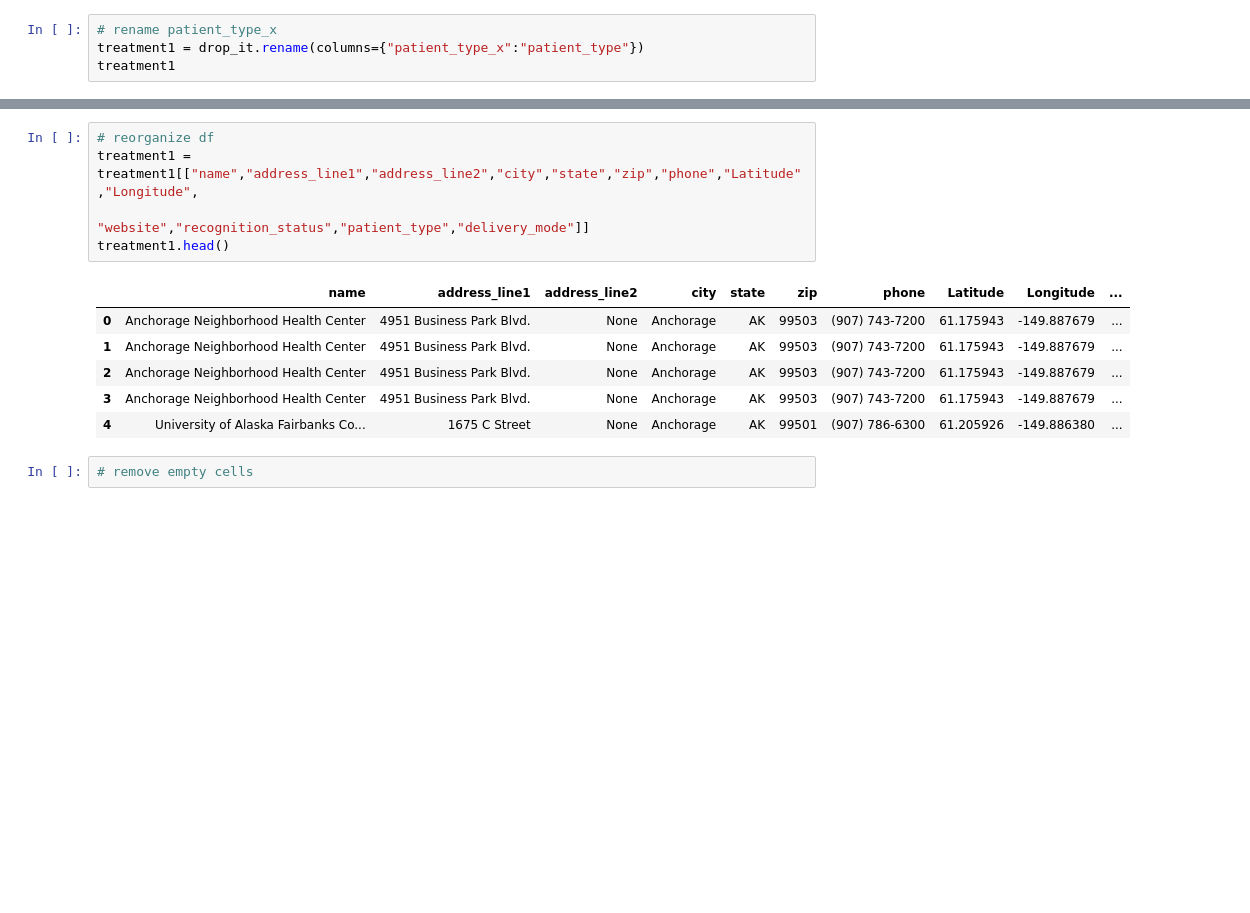
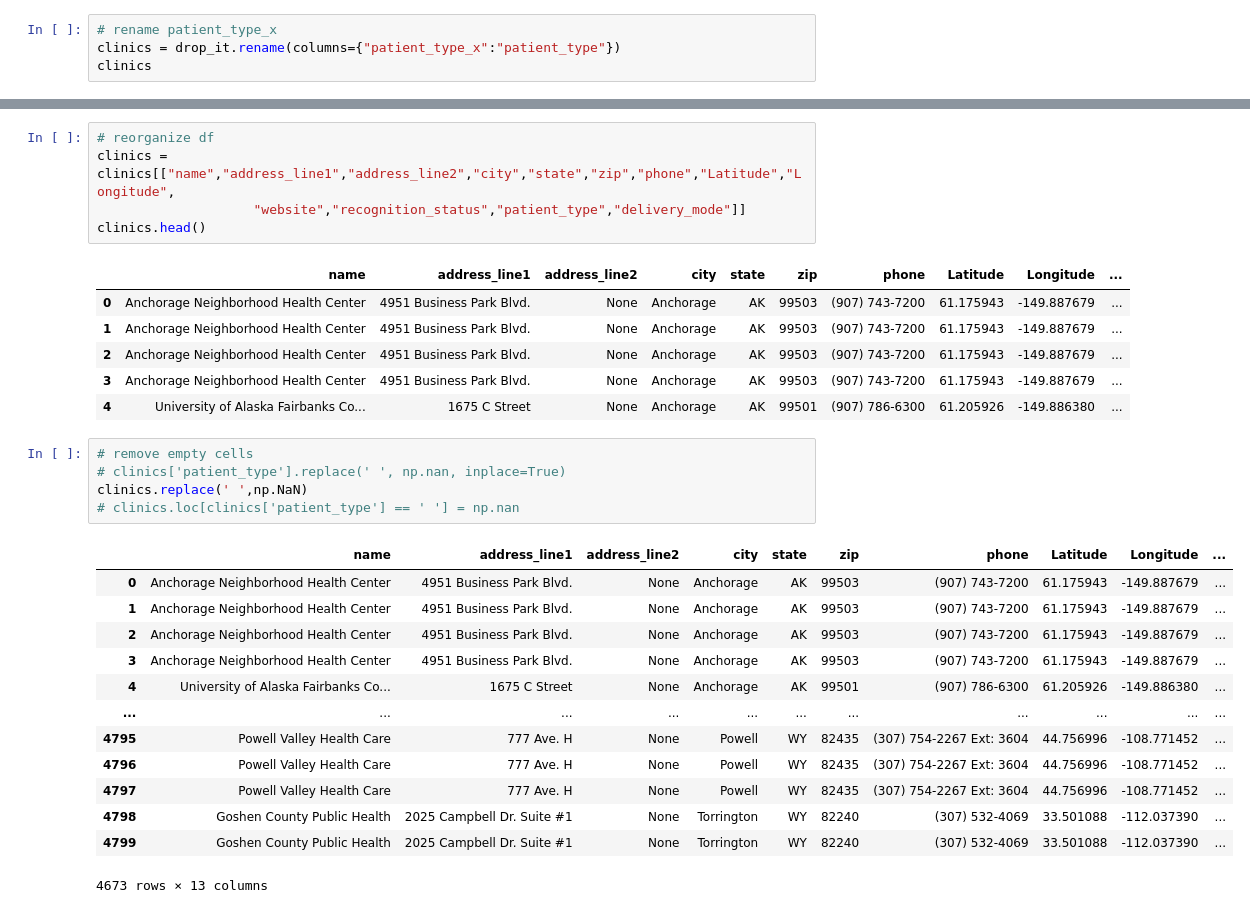
Before and after one commit to ry-al/diabetesML, a Jupyter notebook: resources/jup_notebooks/Treatment Cleaning.ipynb, the cells around one changed output, grey strips where cells are left out. Cells and saved outputs as stored; diff of their text form; blank space fills up the shorter version.

```diff
--- a/resources/jup_notebooks/Treatment Cleaning.ipynb
+++ b/resources/jup_notebooks/Treatment Cleaning.ipynb
@@ -232,8 +232,8 @@ drop_it #output is:(4673, 14)
 4673 rows × 13 columns
 # %%
 # rename patient_type_x
-treatment1 = drop_it.rename(columns={"patient_type_x":"patient_type"})
-treatment1
+clinics = drop_it.rename(columns={"patient_type_x":"patient_type"})
+clinics
 # %% [output]
 |  | name | patient_type | address_line1 | address_line2 | city | state | zip | phone | Latitude | ... |
 | 0 | Anchorage Neighborhood Health Center | Public | 4951 Business Park Blvd. | None | Anchorage | AK | 99503 | (907) 743-7200 | 61.175943 | ... |
@@ -250,9 +250,9 @@ treatment1
 4673 rows × 13 columns
 # %%
 # reorganize df
-treatment1 = treatment1[["name","address_line1","address_line2","city","state","zip","phone","Latitude","Longitude",
-                                    "website","recognition_status","patient_type","delivery_mode"]]
-treatment1.head()
+clinics = clinics[["name","address_line1","address_line2","city","state","zip","phone","Latitude","Longitude",
+                    "website","recognition_status","patient_type","delivery_mode"]]
+clinics.head()
 # %% [output]
 |  | name | address_line1 | address_line2 | city | state | zip | phone | Latitude | Longitude | ... |
 | 0 | Anchorage Neighborhood Health Center | 4951 Business Park Blvd. | None | Anchorage | AK | 99503 | (907) 743-7200 | 61.175943 | -149.887679 | ... |
@@ -260,5 +260,22 @@ treatment1.head()
 | 2 | Anchorage Neighborhood Health Center | 4951 Business Park Blvd. | None | Anchorage | AK | 99503 | (907) 743-7200 | 61.175943 | -149.887679 | ... |
 | 3 | Anchorage Neighborhood Health Center | 4951 Business Park Blvd. | None | Anchorage | AK | 99503 | (907) 743-7200 | 61.175943 | -149.887679 | ... |
 | 4 | University of Alaska Fairbanks Co... | 1675 C Street | None | Anchorage | AK | 99501 | (907) 786-6300 | 61.205926 | -149.886380 | ... |
-# %%
-# remove empty cells
+# %%
+# remove empty cells
+# clinics['patient_type'].replace(' ', np.nan, inplace=True)
+clinics.replace(' ',np.NaN)
+# clinics.loc[clinics['patient_type'] == ' '] = np.nan
+# %% [output]
+|  | name | address_line1 | address_line2 | city | state | zip | phone | Latitude | Longitude | ... |
+| 0 | Anchorage Neighborhood Health Center | 4951 Business Park Blvd. | None | Anchorage | AK | 99503 | (907) 743-7200 | 61.175943 | -149.887679 | ... |
+| 1 | Anchorage Neighborhood Health Center | 4951 Business Park Blvd. | None | Anchorage | AK | 99503 | (907) 743-7200 | 61.175943 | -149.887679 | ... |
+| 2 | Anchorage Neighborhood Health Center | 4951 Business Park Blvd. | None | Anchorage | AK | 99503 | (907) 743-7200 | 61.175943 | -149.887679 | ... |
+| 3 | Anchorage Neighborhood Health Center | 4951 Business Park Blvd. | None | Anchorage | AK | 99503 | (907) 743-7200 | 61.175943 | -149.887679 | ... |
+| 4 | University of Alaska Fairbanks Co... | 1675 C Street | None | Anchorage | AK | 99501 | (907) 786-6300 | 61.205926 | -149.886380 | ... |
+| ... | ... | ... | ... | ... | ... | ... | ... | ... | ... | ... |
+| 4795 | Powell Valley Health Care | 777 Ave. H | None | Powell | WY | 82435 | (307) 754-2267 Ext: 3604 | 44.756996 | -108.771452 | ... |
+| 4796 | Powell Valley Health Care | 777 Ave. H | None | Powell | WY | 82435 | (307) 754-2267 Ext: 3604 | 44.756996 | -108.771452 | ... |
+| 4797 | Powell Valley Health Care | 777 Ave. H | None | Powell | WY | 82435 | (307) 754-2267 Ext: 3604 | 44.756996 | -108.771452 | ... |
+| 4798 | Goshen County Public Health | 2025 Campbell Dr. Suite #1 | None | Torrington | WY | 82240 | (307) 532-4069 | 33.501088 | -112.037390 | ... |
+| 4799 | Goshen County Public Health | 2025 Campbell Dr. Suite #1 | None | Torrington | WY | 82240 | (307) 532-4069 | 33.501088 | -112.037390 | ... |
+4673 rows × 13 columns
```
Also changed, not shown: parts of 1 cell of this notebook.
